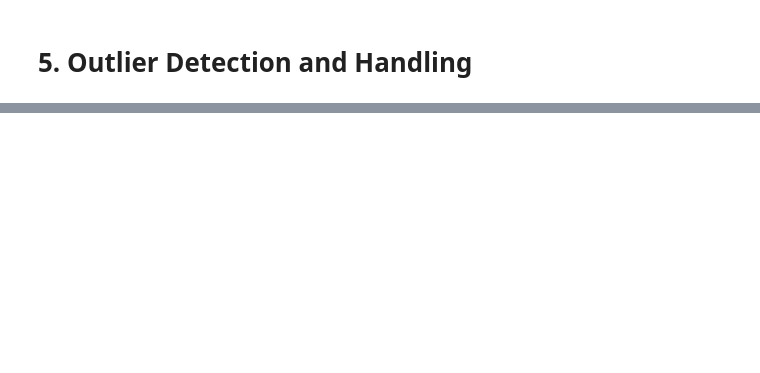
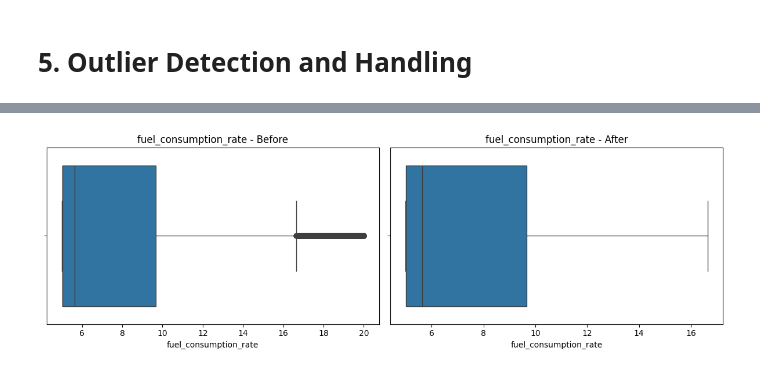
Before and after one commit to ZiadMasoud/Supply-chain-analysis-DEPI, a Jupyter notebook: Notebooks/Data_preprocessing.ipynb, the cells around one changed output, grey strips where cells are left out. Drawn from its saved outputs; the diff is of its cells as text; code cells hidden in the pictures; blank space fills up the shorter version.

```diff
--- a/Notebooks/Data_preprocessing.ipynb
+++ b/Notebooks/Data_preprocessing.ipynb
@@ -182,23 +142,6 @@ df['cost_efficiency'] = df['shipping_costs'].mean() / df['shipping_costs'] * 100
 # %% [markdown]
 # 5. Outlier Detection and Handling
 # %%
-# Handle outliers using IQR method
-def handle_outliers(df, column):
-    Q1 = df[column].quantile(0.25)
-    Q3 = df[column].quantile(0.75)
-    IQR = Q3 - Q1
-    lower_bound = Q1 - 1.5 * IQR
-    upper_bound = Q3 + 1.5 * IQR
-    df[column] = df[column].clip(lower_bound, upper_bound)
-
-numeric_cols = df.select_dtypes(include=['float64', 'int64']).columns
-for col in numeric_cols:
-    handle_outliers(df, col)
-
-# Handle decimals for numeric columns
-# Add after the outlier handling section and before final validation
-
-# Round numeric measurements and scores to appropriate decimal places
 decimal_handling = {
     # GPS coordinates (higher precision needed)
     'vehicle_gps_latitude': 6,
@@ -230,5 +173,3 @@ decimal_handling = {
 for col, decimals in decimal_handling.items():
     if col in df.columns:
         df[col] = df[col].round(decimals)
-
-print("Decimal handling completed for numeric columns")
@@ -242,0 +176,63 @@ Decimal handling completed for numeric columns
+# %%
+# Columns to exclude from outlier handling
+EXCLUDE_COLS = [
+    'vehicle_gps_latitude',
+    'vehicle_gps_longitude',
+    'month',
+    'hour',
+    'delivery_efficiency',
+    'cost_efficiency',
+    'delivery_performance',
+    'driver_behavior_score',
+    'fatigue_monitoring_score',
+    'supplier_reliability_score',
+    'delay_probability',
+    'distance'
+]
+
+# Custom IQR multipliers for specific columns
+IQR_MULTIPLIERS = {
+    'shipping_costs': 2.0,
+    'historical_demand': 2.0,
+    'iot_temperature': 1.8,
+    'lead_time_days': 2.0,
+}
+
+def analyze_and_handle_outliers(df, column, iqr_multiplier=1.5, visualize=False):
+    Q1 = df[column].quantile(0.25)
+    Q3 = df[column].quantile(0.75)
+    IQR = Q3 - Q1
+    lower = Q1 - iqr_multiplier * IQR
+    upper = Q3 + iqr_multiplier * IQR
+
+    outliers = df[(df[column] < lower) | (df[column] > upper)]
+    outlier_count = len(outliers)
+    outlier_pct = (outlier_count / len(df)) * 100
+
+    if visualize:
+        print(f"\n{column} - Outliers: {outlier_count} ({outlier_pct:.2f}%)")
+        fig, axes = plt.subplots(1, 2, figsize=(12, 4))
+        sns.boxplot(x=df[column], ax=axes[0])
+        axes[0].set_title(f"{column} - Before")
+        sns.boxplot(x=df[column].clip(lower, upper), ax=axes[1])
+        axes[1].set_title(f"{column} - After")
+        plt.tight_layout()
+        plt.show()
+
+    df[column] = df[column].clip(lower, upper)
+    return outlier_count
+
+# Handle outliers in all numeric columns except exclusions
+total_outliers = 0
+cols_to_handle = [
+    col for col in df.select_dtypes(include=['float64', 'int64']).columns
+    if col not in EXCLUDE_COLS
+]
+
+
+for col in cols_to_handle:
+    multiplier = IQR_MULTIPLIERS.get(col, 1.5)
+    total_outliers += analyze_and_handle_outliers(df, col, multiplier, visualize=True)
+
+print(f"\nTotal outliers handled: {total_outliers}")
+# %% [output]
@@ -242,0 +240 @@ Decimal handling completed for numeric columns
+[figure, added]
```
Also changed, not shown: parts of 15 cells of this notebook, 2 other files.
